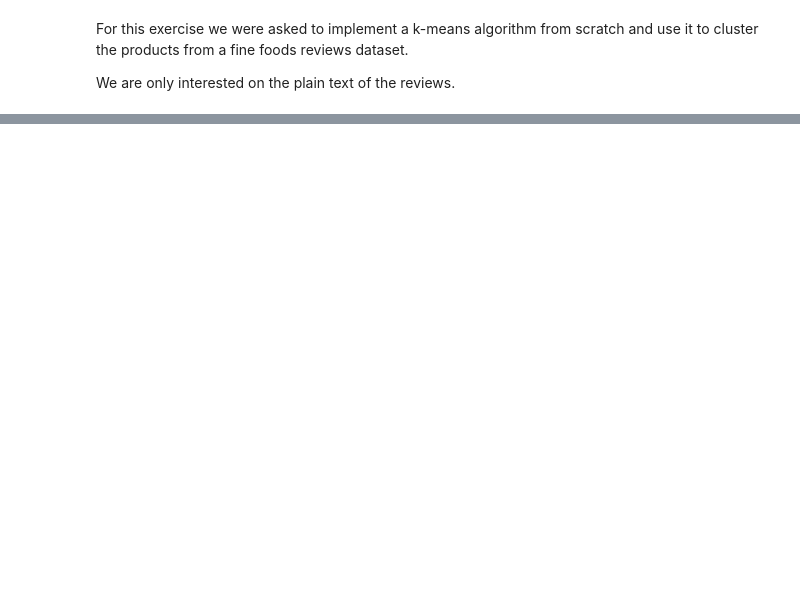
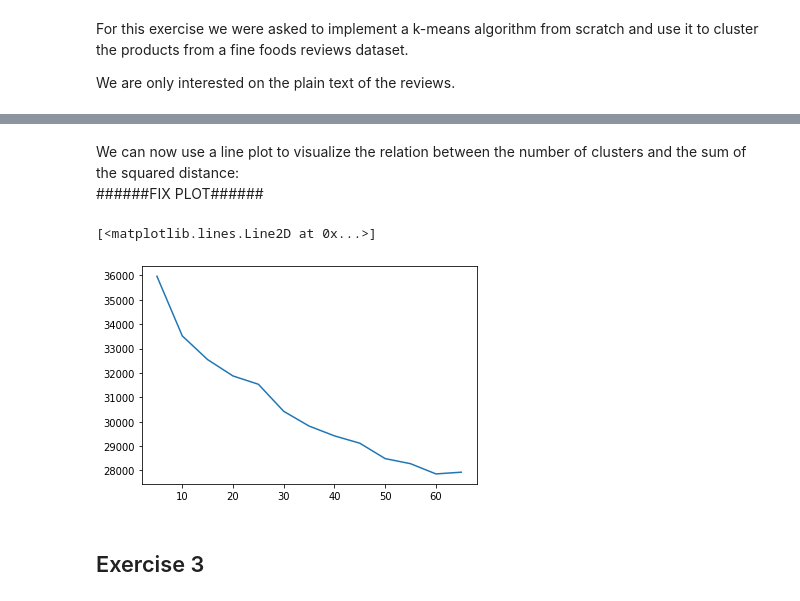
Before and after one commit to Jeremy98-alt/ADM-HW4, a Jupyter notebook: ADM-HW4 Final.ipynb, the cells around one changed output, grey strips where cells are left out. Cells and saved outputs as stored; diff of their text form; code cells hidden in the pictures; blank space fills up the shorter version.

```diff
--- a/ADM-HW4 Final.ipynb
+++ b/ADM-HW4 Final.ipynb
@@ -154,0 +178,4 @@ Name: UserId, dtype: int64
+# %%
+svd = TruncatedSVD(n_components=350)
+preprocessed_data = svd.fit_transform(tfidf_matrix)
+print(svd.explained_variance_ratio_.sum()*100)
@@ -154,0 +200,2 @@ Name: UserId, dtype: int64
+# %%
+model_test = my_Kmeans(5)
@@ -154,0 +204,2 @@ Name: UserId, dtype: int64
+# %%
+cluster_labels = model_test.fit(preprocessed_data)
@@ -154,0 +236,8 @@ Name: UserId, dtype: int64
+# %%
+elbow = {}
+
+for i in range (5,70,5):
+    print('k = {0}'.format(i))
+    model_test = Kmeans(i)
+    result = model_test.fit(new_dn)
+    elbow[i] = model_test.inertia(new_dn)
@@ -154,0 +262,10 @@ Name: UserId, dtype: int64
+# %% [markdown]
+We can now use a line plot to visualize the relation between the number of clusters and the sum of the squared distance:\
+######FIX PLOT######
+# %%
+plt.plot(list(elbow.keys()), list(elbow.values()))
+# %% [output]
+[<matplotlib.lines.Line2D at 0x...>]
+[figure, added]
+# %% [markdown]
+## Exercise 3
```
Also changed, not shown: parts of 61 cells of this notebook.
